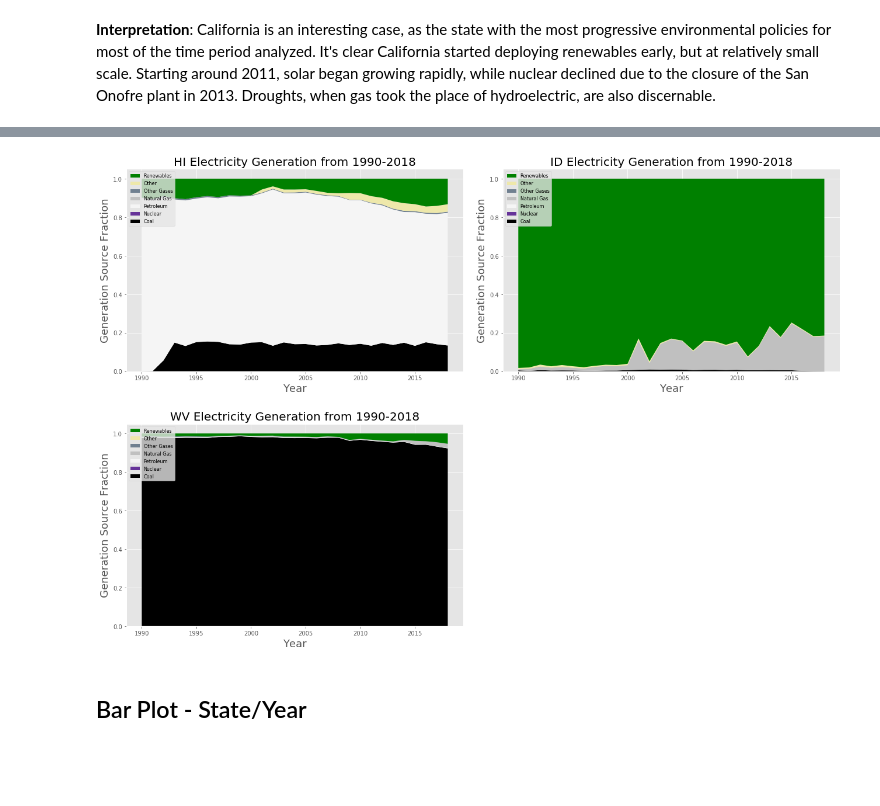
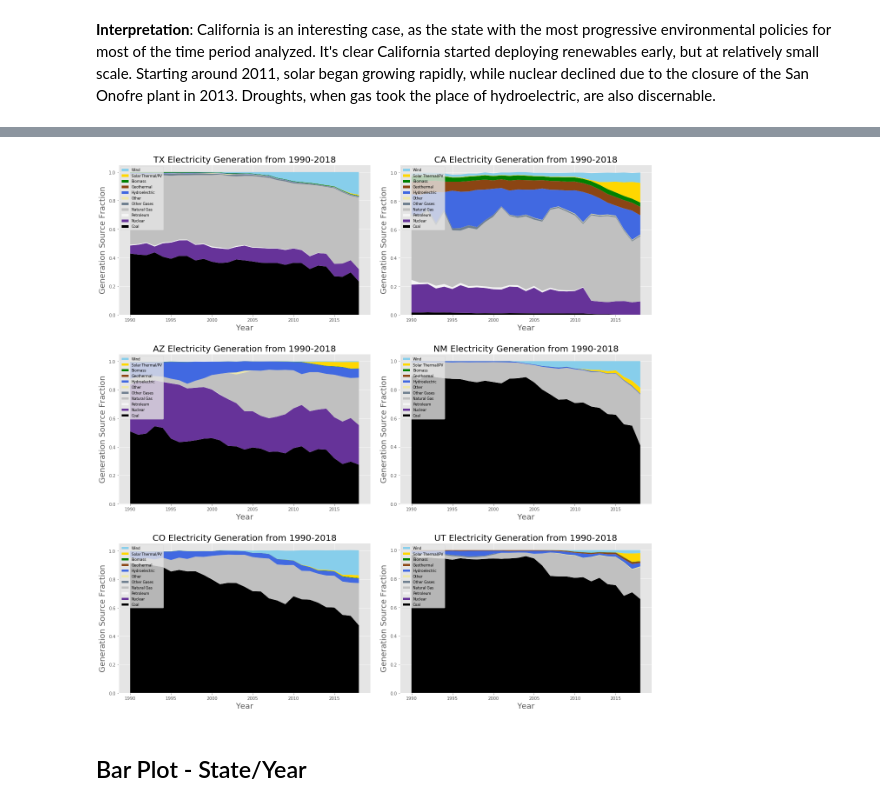
Before and after one commit to asternick/dsi9-capstone, a Jupyter notebook: modeling.ipynb, the cells around one changed output, grey strips where cells are left out. Saved outputs shown, nothing was run; the diff lists cells and outputs as text; code cells hidden in the pictures; blank space fills up the shorter version.

```diff
--- a/modeling.ipynb
+++ b/modeling.ipynb
@@ -234,5 +239,5 @@ one_stackplot(dfg, "CA", "ren_cols", 18, 12)
 # %%
-def subplot_stackplots(dataframe, states, columns):
+def stackplots(dataframe, states, columns):
     nrows = int(np.ceil(len(states)/2))
     height = nrows * 6
     fig, ax = plt.subplots(nrows=nrows, ncols=2, figsize = (18,height))
@@ -254,10 +259,10 @@ def subplot_stackplots(dataframe, states, columns):
             ax[-1].axis('off')
     plt.tight_layout(h_pad = 3, w_pad = 2)
     plt.grid(True)
-# %%
-subplot_stackplots(dfg, ['HI', 'ID', 'WV'], "ren_cols")
-# %% [output]
-[figure, removed]
+# %%
+stackplots(dfg, ['TX', 'CA', 'AZ', 'NM', 'CO', 'UT'], "gen_cols")
+# %% [output]
+[figure, added]
 # %% [markdown]
 ## Bar Plot - State/Year
 # %%
```
Also changed, not shown: parts of 29 cells of this notebook, 16 other files.
